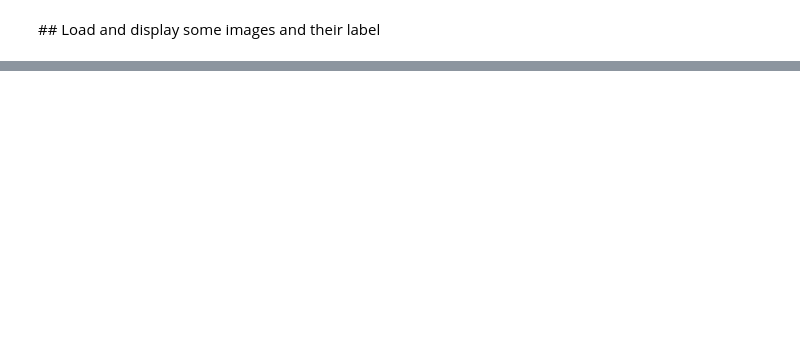
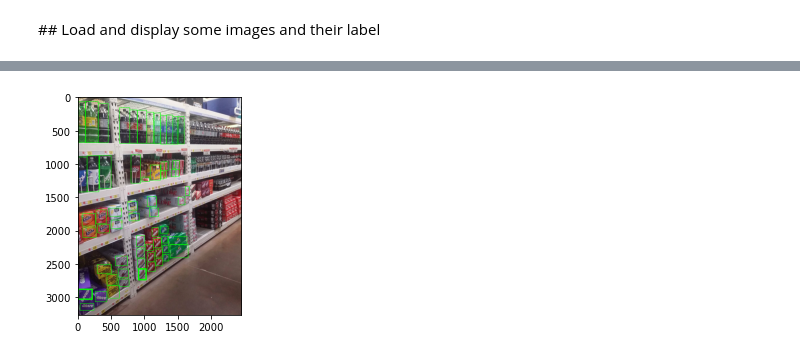
Before and after one commit to fpellerano/Object_detection_for_in-store_inventory_management-, a Jupyter notebook: EDA.ipynb, the cells around one changed output, grey strips where cells are left out. Saved outputs shown, nothing was run; the diff lists cells and outputs as text; code cells hidden in the pictures; blank space fills up the shorter version.

```diff
--- a/EDA.ipynb
+++ b/EDA.ipynb
@@ -181,0 +259,3 @@ images
+# %%
+for index, row in train_1103.iterrows():
+    print(index, row)
@@ -181,0 +280,12 @@ images
+# %%
+
+for index, row in train_1103.iterrows():
+    x1 = row[1]
+    y1 = row[2]
+    x2 = row[3]
+    y2 = row[4]
+    cv2.rectangle(img_rgb, (x1, y1), (x2, y2), (0,255,0), 5)
+plt.imshow(img_rgb)
+plt.show()
+# %% [output]
+[figure, added]
```
Also changed, not shown: parts of 25 cells of this notebook, 5 other files.
